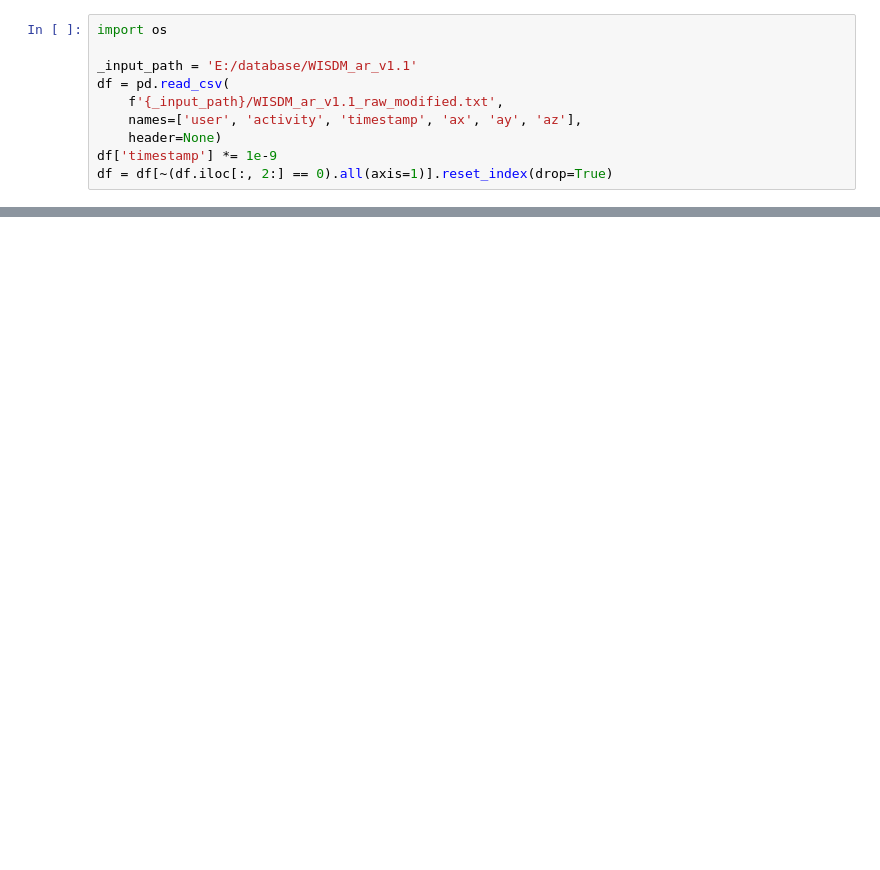
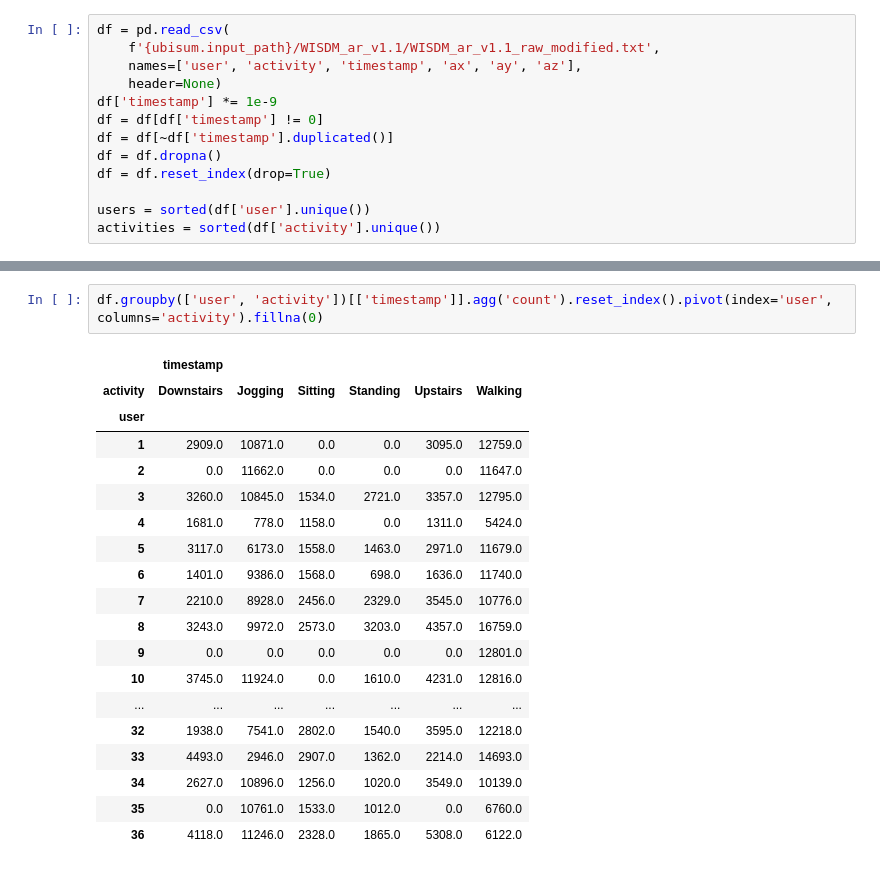
Before and after one commit to sinwall/geoml, a Jupyter notebook: wisdm.ipynb, the cells around one changed output, grey strips where cells are left out. Cells and saved outputs as stored; diff of their text form; blank space fills up the shorter version.

```diff
--- a/wisdm.ipynb
+++ b/wisdm.ipynb
@@ -6,10 +7,13 @@ plt.rcParams['font.family'] = 'DejaVu Sans Mono'
 # %%
-import os
-
-_input_path = 'E:/database/WISDM_ar_v1.1'
 df = pd.read_csv(
-    f'{_input_path}/WISDM_ar_v1.1_raw_modified.txt',
+    f'{ubisum.input_path}/WISDM_ar_v1.1/WISDM_ar_v1.1_raw_modified.txt',
     names=['user', 'activity', 'timestamp', 'ax', 'ay', 'az'],
     header=None)
 df['timestamp'] *= 1e-9
-df = df[~(df.iloc[:, 2:] == 0).all(axis=1)].reset_index(drop=True)
+df = df[df['timestamp'] != 0]
+df = df[~df['timestamp'].duplicated()]
+df = df.dropna()
+df = df.reset_index(drop=True)
+
+users = sorted(df['user'].unique())
+activities = sorted(df['activity'].unique())
@@ -15,0 +106,22 @@ df = df[~(df.iloc[:, 2:] == 0).all(axis=1)].reset_index(drop=True)
+# %%
+df.groupby(['user', 'activity'])[['timestamp']].agg('count').reset_index().pivot(index='user', columns='activity').fillna(0)
+# %% [output]
+|  | timestamp |  |  |  |  |  |
+| activity | Downstairs | Jogging | Sitting | Standing | Upstairs | Walking |
+| user |  |  |  |  |  |  |
+| 1 | 2909.0 | 10871.0 | 0.0 | 0.0 | 3095.0 | 12759.0 |
+| 2 | 0.0 | 11662.0 | 0.0 | 0.0 | 0.0 | 11647.0 |
+| 3 | 3260.0 | 10845.0 | 1534.0 | 2721.0 | 3357.0 | 12795.0 |
+| 4 | 1681.0 | 778.0 | 1158.0 | 0.0 | 1311.0 | 5424.0 |
+| 5 | 3117.0 | 6173.0 | 1558.0 | 1463.0 | 2971.0 | 11679.0 |
+| 6 | 1401.0 | 9386.0 | 1568.0 | 698.0 | 1636.0 | 11740.0 |
+| 7 | 2210.0 | 8928.0 | 2456.0 | 2329.0 | 3545.0 | 10776.0 |
+| 8 | 3243.0 | 9972.0 | 2573.0 | 3203.0 | 4357.0 | 16759.0 |
+| 9 | 0.0 | 0.0 | 0.0 | 0.0 | 0.0 | 12801.0 |
+| 10 | 3745.0 | 11924.0 | 0.0 | 1610.0 | 4231.0 | 12816.0 |
+| ... | ... | ... | ... | ... | ... | ... |
+| 32 | 1938.0 | 7541.0 | 2802.0 | 1540.0 | 3595.0 | 12218.0 |
+| 33 | 4493.0 | 2946.0 | 2907.0 | 1362.0 | 2214.0 | 14693.0 |
+| 34 | 2627.0 | 10896.0 | 1256.0 | 1020.0 | 3549.0 | 10139.0 |
+| 35 | 0.0 | 10761.0 | 1533.0 | 1012.0 | 0.0 | 6760.0 |
+| 36 | 4118.0 | 11246.0 | 2328.0 | 1865.0 | 5308.0 | 6122.0 |
```
Also changed, not shown: parts of 12 cells of this notebook, 1 other file.
